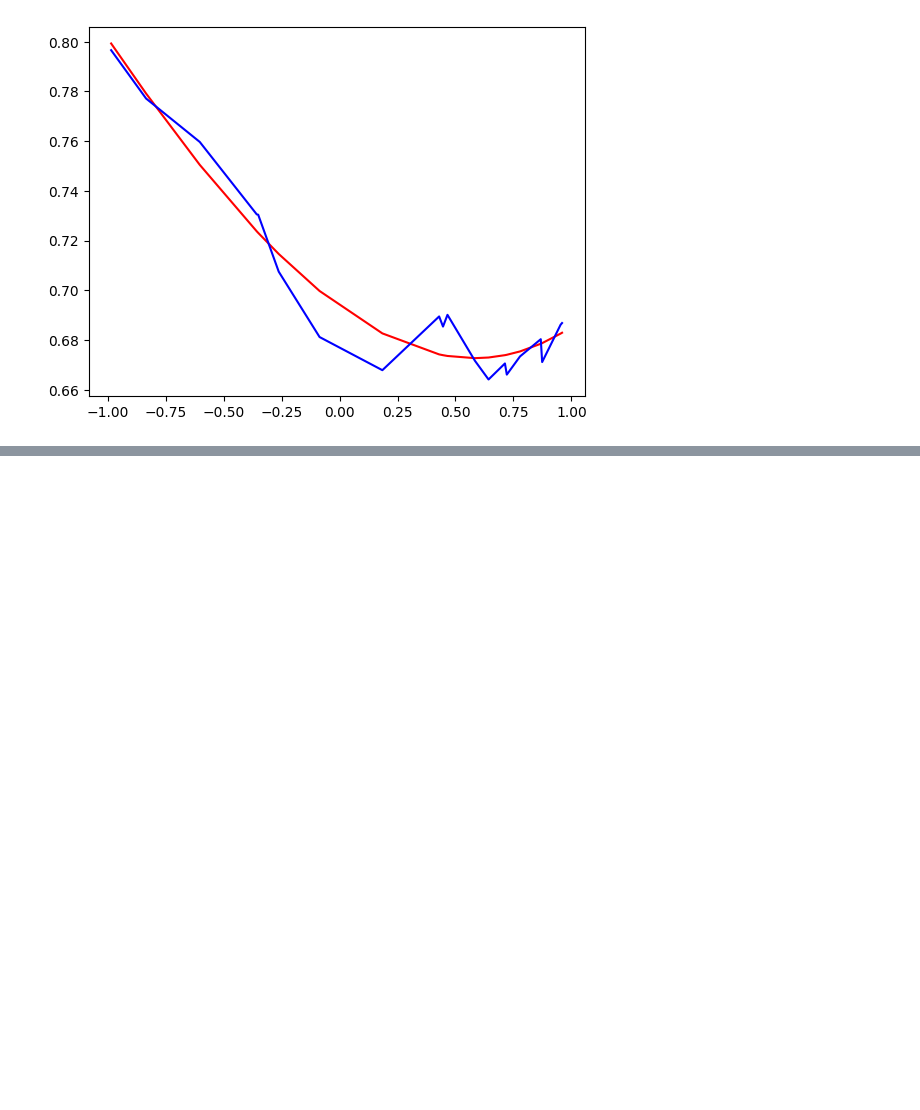
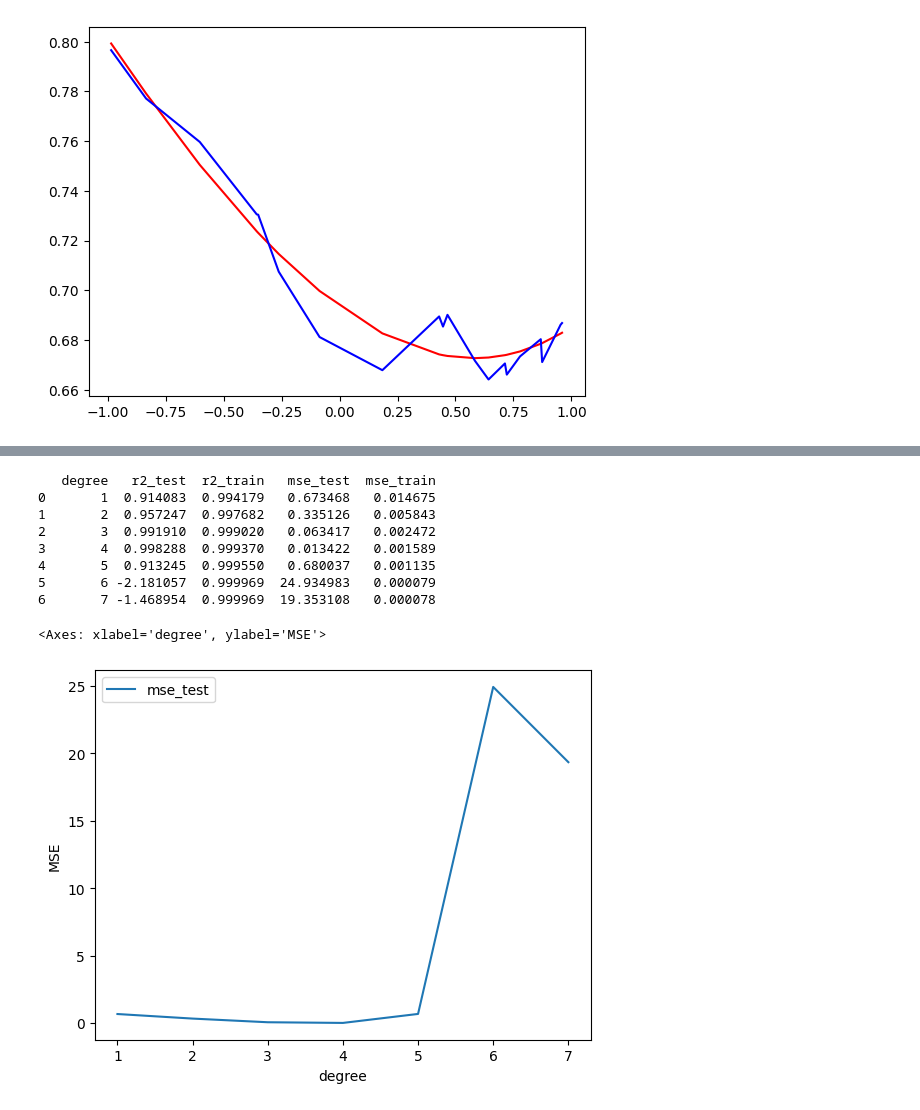
Before and after one commit to Snopoff/Persistent-Homology-of-Triple-Periodic-Minimal-Surfaces, a Jupyter notebook: model.ipynb, the cells around one changed output, grey strips where cells are left out. Drawn from its saved outputs; the diff is of its cells as text; code cells hidden in the pictures; blank space fills up the shorter version.

```diff
--- a/model.ipynb
+++ b/model.ipynb
@@ -57,0 +46,14 @@ plt.plot(x, y, c='blue')
+# %%
+import pandas as pd
+
+from sklearn.linear_model import LinearRegression
+from sklearn.preprocessing import PolynomialFeatures
+from sklearn.metrics import mean_squared_error, r2_score
+from sklearn.model_selection import train_test_split
+from sklearn.pipeline import Pipeline
+
+import matplotlib.pyplot as plt
+
+import numpy as np
+
+entropy_df = pd.read_csv('entropy.csv')
@@ -57,0 +135,37 @@ plt.plot(x, y, c='blue')
+# %%
+x = entropy_df['d_param'].values.reshape(-1,1)
+data_schwarz = {'x': x, 'y': entropy_df['Schwarz'].values}
+data_gyroid = {'x':x, 'y': entropy_df['Gyroid'].values}
+
+degree_metrics_table_schwarz = {}
+
+def fit_polynomial(deg, tpms_type):
+    x = entropy_df['d_param'].values.reshape(-1,1)
+    data = {'x':x, 'y': entropy_df[tpms_type].values}
+    polynomial_model = PolynomialModel(data, degree=deg)
+    return polynomial_model.fit()
+
+def eval_polynomial(deg, tpms_type):
+    results = {}
+    for tpms_type in ['Schwarz', 'Gyroid']:
+        results[tpms_type] = fit_polynomial(deg, tpms_type)
+    return results
+
+for d in range(1, 8):
+    degree_metrics_table_schwarz[d] = fit_polynomial(d, 'Schwarz')
+
+degree_mse_df_schwarz = pd.DataFrame(degree_metrics_table_schwarz).T
+degree_mse_df_schwarz = degree_mse_df_schwarz.reset_index().rename(columns={"index":"degree"})
+print(degree_mse_df_schwarz)
+degree_mse_df_schwarz.plot("degree", "mse_test", ylabel='MSE')
+# %% [output]
+   degree   r2_test  r2_train   mse_test  mse_train
+0       1  0.914083  0.994179   0.673468   0.014675
+1       2  0.957247  0.997682   0.335126   0.005843
+2       3  0.991910  0.999020   0.063417   0.002472
+3       4  0.998288  0.999370   0.013422   0.001589
+4       5  0.913245  0.999550   0.680037   0.001135
+5       6 -2.181057  0.999969  24.934983   0.000079
+6       7 -1.468954  0.999969  19.353108   0.000078
+<Axes: xlabel='degree', ylabel='MSE'>
+[figure, added]
```
Also changed, not shown: parts of 29 cells of this notebook, 1 other file.
